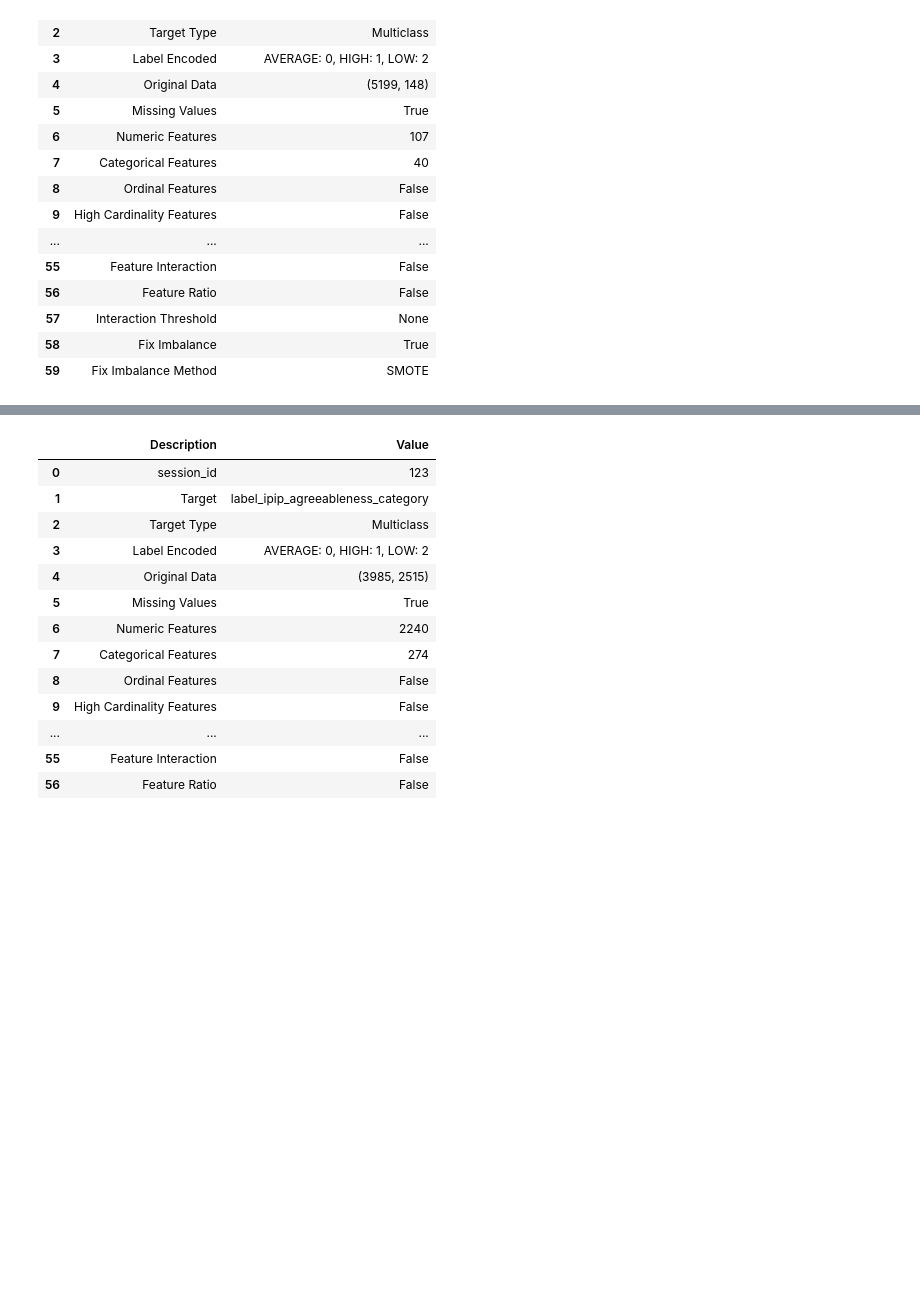
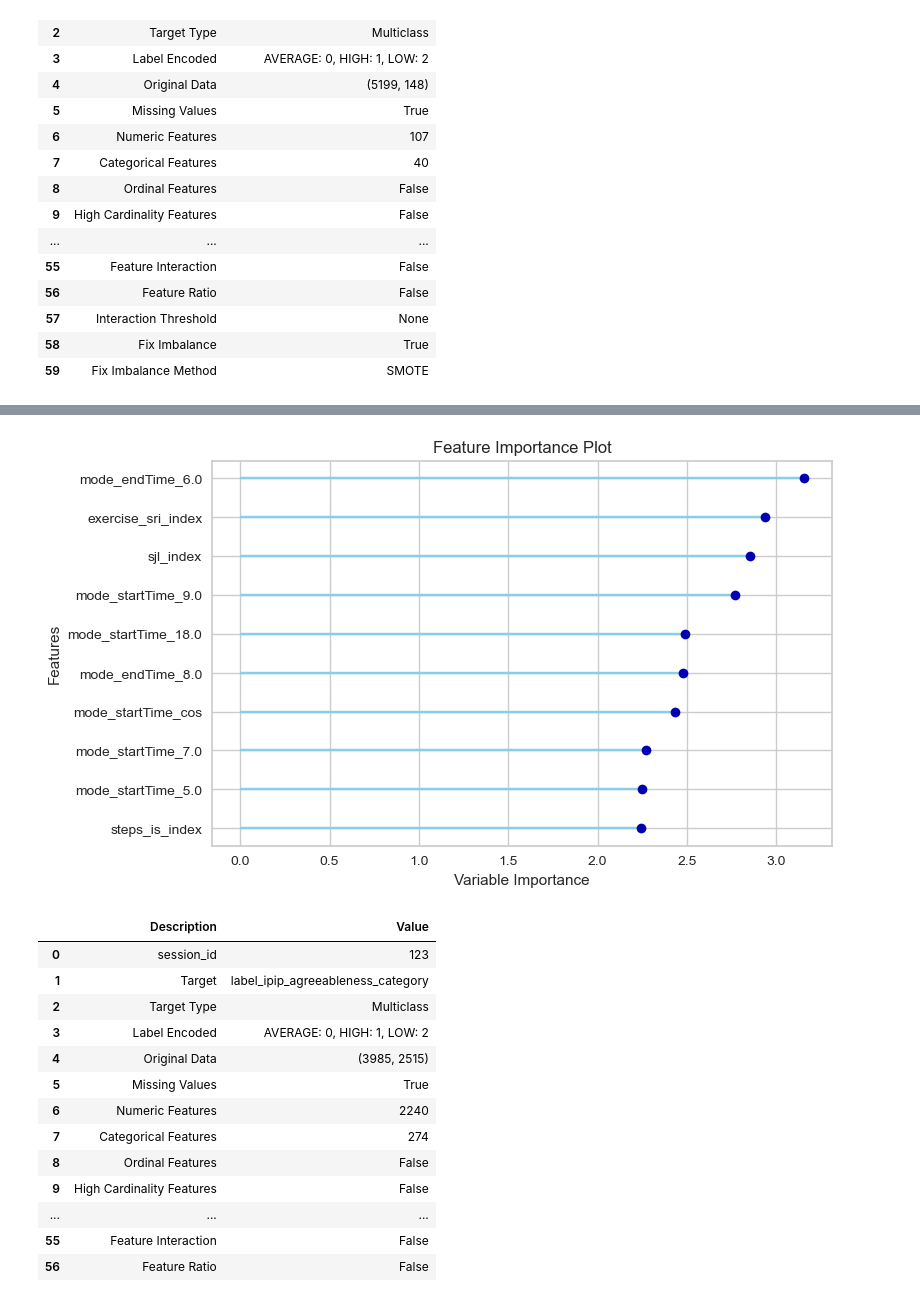
Before and after one commit to kcristinaa/RAIS-miniproject, a Jupyter notebook: notebooks_ml_models/predict_agreeableness.ipynb, the cells around one changed output, grey strips where cells are left out. Saved outputs shown, nothing was run; the diff lists cells and outputs as text; code cells hidden in the pictures; blank space fills up the shorter version.

```diff
--- a/notebooks_ml_models/predict_agreeableness.ipynb
+++ b/notebooks_ml_models/predict_agreeableness.ipynb
@@ -149,3 +149,7 @@ best = compare_models(sort = '%s'%metric) # change to F1 and AUC
+# %%
+plot_model(best, plot='feature')
+# %% [output]
+[figure, added]
 # %%
 df = pd.read_pickle('../data/unified_dataframe/data_preprocessed.pkl')
 aggreableness = df.drop(columns=['date', 'label_sema_negative_feelings', 'label_ipip_extraversion_category', 'label_ipip_conscientiousness_category','label_ipip_stability_category', 'label_ipip_intellect_category', 'label_stai_stress_category', 'label_panas_negative_affect', 'label_ttm_stage', 'label_breq_self_determination'])
```
Also changed, not shown: parts of 4 cells of this notebook, 6 other files.
